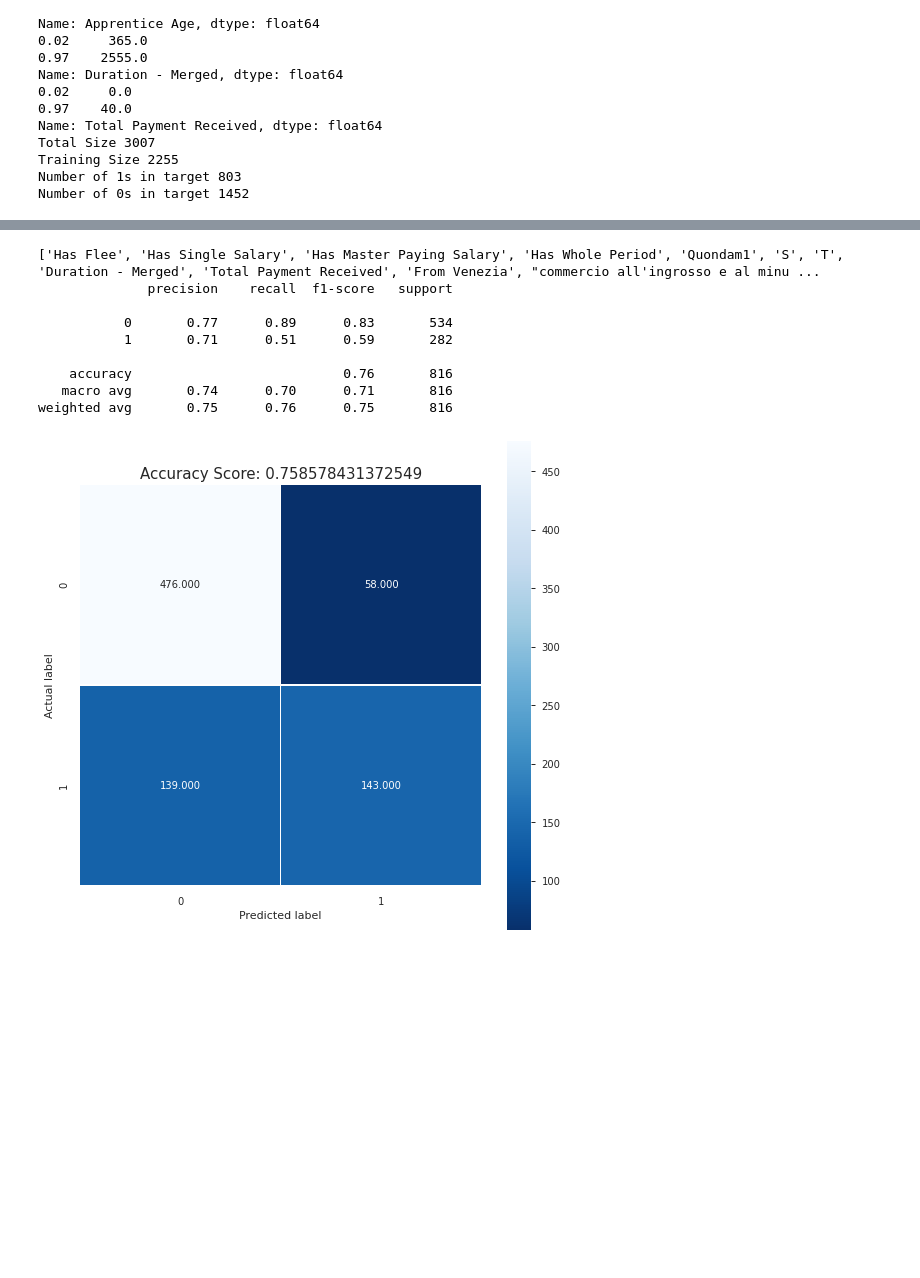
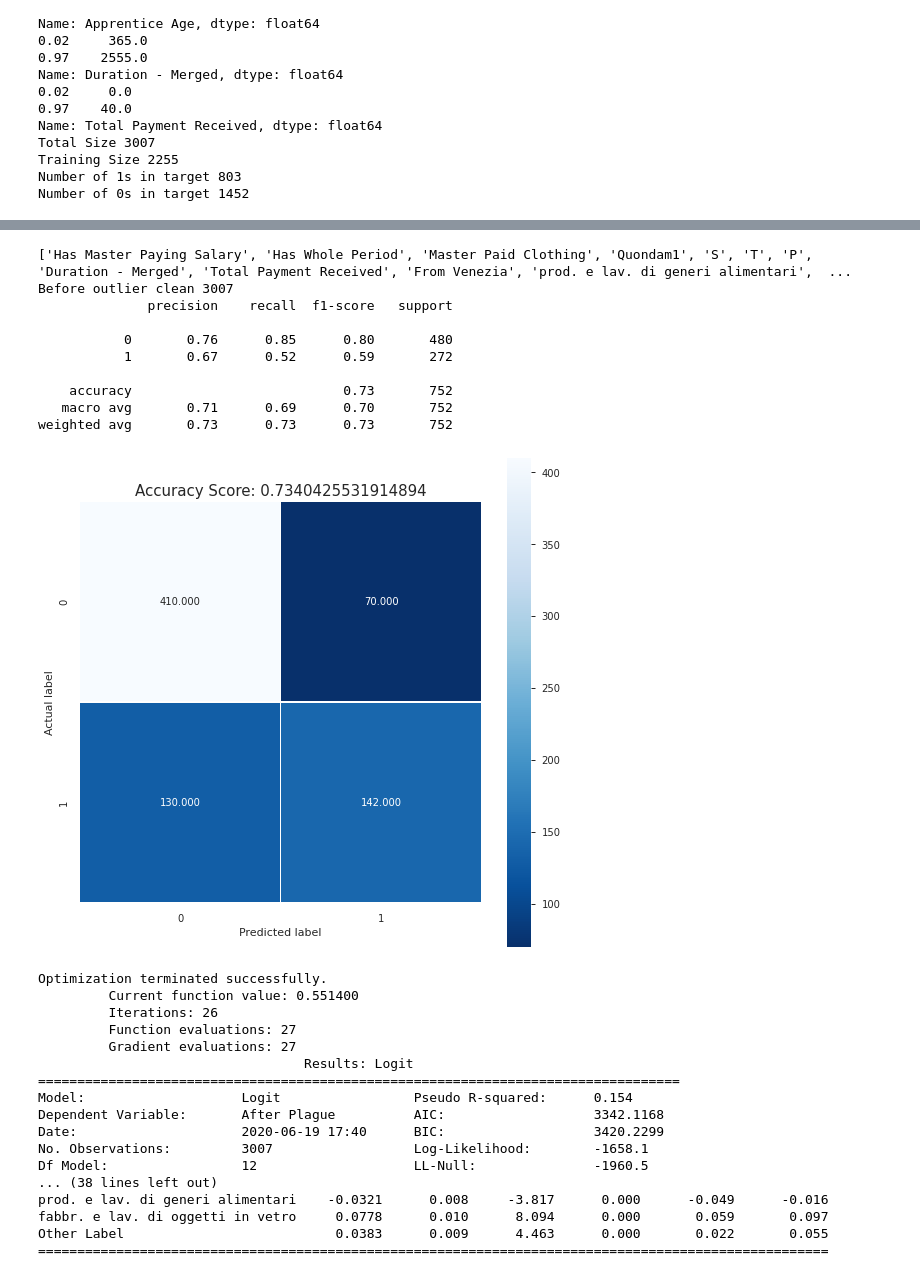
Before and after one commit to AlricRahl/Garzoni-Dataset-Exploration, a Jupyter notebook: src/Progress Notebook.ipynb, the cells around one changed output, grey strips where cells are left out. Cells and saved outputs as stored; diff of their text form; code cells hidden in the pictures; blank space fills up the shorter version.

```diff
--- a/src/Progress Notebook.ipynb
+++ b/src/Progress Notebook.ipynb
@@ -1380,14 +1378,33 @@ weighted avg       0.76      0.75      0.75       816
 # %%
 # Finally, do feature selection and see the most correlated ones
 reg.selectFeatures()
+reg.getReport()
 # %% [output]
-['Has Flee', 'Has Single Salary', 'Has Master Paying Salary', 'Has Whole Period', 'Quondam1', 'S', 'T', 'Duration - Merged', 'Total Payment Received', 'From Venezia', "commercio all'ingrosso e al minu ...
+['Has Master Paying Salary', 'Has Whole Period', 'Master Paid Clothing', 'Quondam1', 'S', 'T', 'P', 'Duration - Merged', 'Total Payment Received', 'From Venezia', 'prod. e lav. di generi alimentari',  ...
+Before outlier clean 3007
               precision    recall  f1-score   support
 
-           0       0.77      0.89      0.83       534
-           1       0.71      0.51      0.59       282
+           0       0.76      0.85      0.80       480
+           1       0.67      0.52      0.59       272
 
-    accuracy                           0.76       816
-   macro avg       0.74      0.70      0.71       816
-weighted avg       0.75      0.76      0.75       816
+    accuracy                           0.73       752
+   macro avg       0.71      0.69      0.70       752
+weighted avg       0.73      0.73      0.73       752
-[figure, old version]
+[figure, new version]
+Optimization terminated successfully.
+         Current function value: 0.551400
+         Iterations: 26
+         Function evaluations: 27
+         Gradient evaluations: 27
+                                  Results: Logit
+==================================================================================
+Model:                    Logit                 Pseudo R-squared:      0.154
+Dependent Variable:       After Plague          AIC:                   3342.1168
+Date:                     2020-06-19 17:40      BIC:                   3420.2299
+No. Observations:         3007                  Log-Likelihood:        -1658.1
+Df Model:                 12                    LL-Null:               -1960.5
+... (38 lines left out)
+prod. e lav. di generi alimentari    -0.0321      0.008     -3.817      0.000      -0.049      -0.016
+fabbr. e lav. di oggetti in vetro     0.0778      0.010      8.094      0.000       0.059       0.097
+Other Label                           0.0383      0.009      4.463      0.000       0.022       0.055
+=====================================================================================================
```
Also changed, not shown: parts of 5 cells of this notebook.
